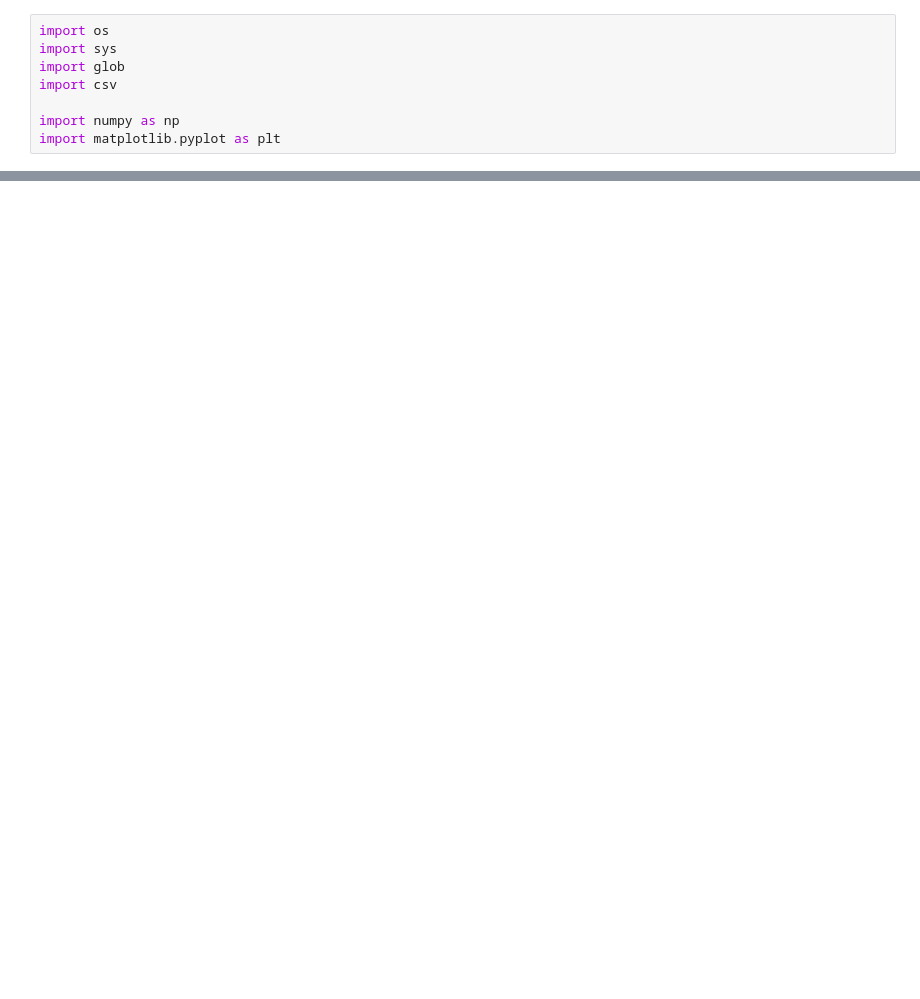
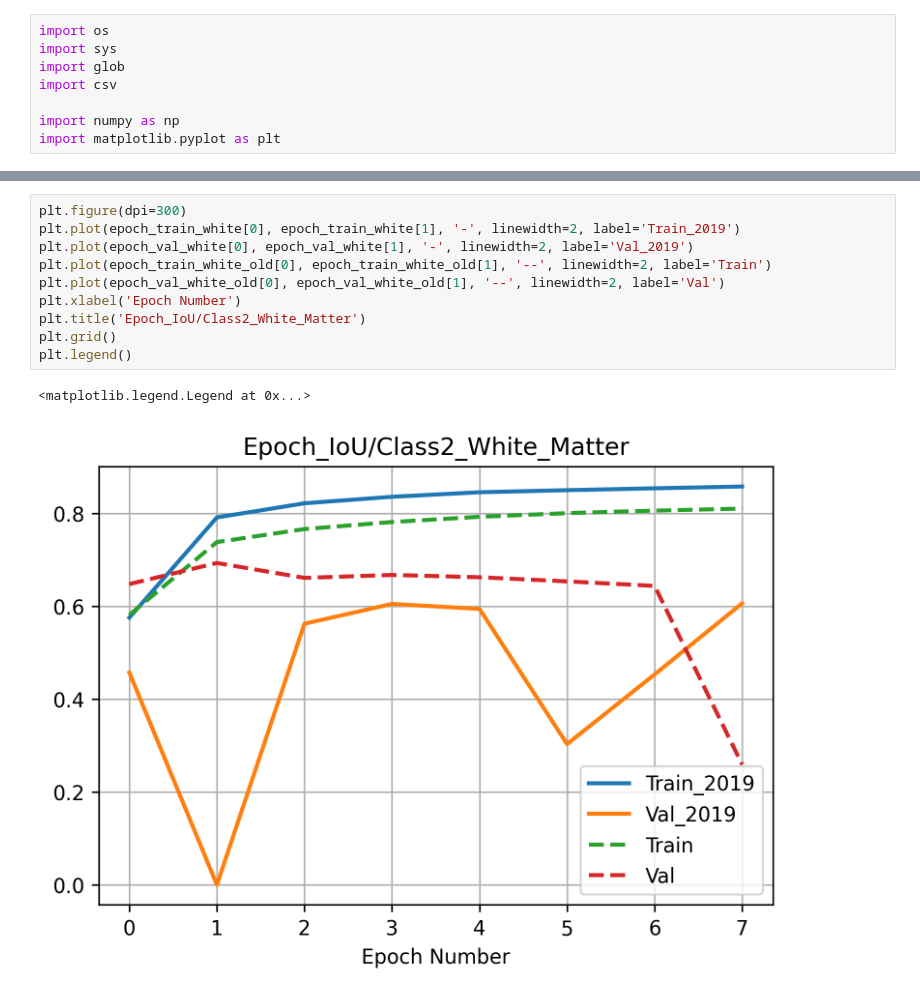
Before and after one commit to KolinGuo/BrainSeg, a Jupyter notebook: notebook/TensorBoard Plotting.ipynb, the cells around one changed output, grey strips where cells are left out. Drawn from its saved outputs; the diff is of its cells as text; blank space fills up the shorter version.

```diff
--- a/notebook/TensorBoard Plotting.ipynb
+++ b/notebook/TensorBoard Plotting.ipynb
@@ -48,0 +166,13 @@ plt.grid()
+# %%
+plt.figure(dpi=300)
+plt.plot(epoch_train_white[0], epoch_train_white[1], '-', linewidth=2, label='Train_2019')
+plt.plot(epoch_val_white[0], epoch_val_white[1], '-', linewidth=2, label='Val_2019')
+plt.plot(epoch_train_white_old[0], epoch_train_white_old[1], '--', linewidth=2, label='Train')
+plt.plot(epoch_val_white_old[0], epoch_val_white_old[1], '--', linewidth=2, label='Val')
+plt.xlabel('Epoch Number')
+plt.title('Epoch_IoU/Class2_White_Matter')
+plt.grid()
+plt.legend()
+# %% [output]
+<matplotlib.legend.Legend at 0x...>
+[figure, added]
```
Also changed, not shown: parts of 9 cells of this notebook.
